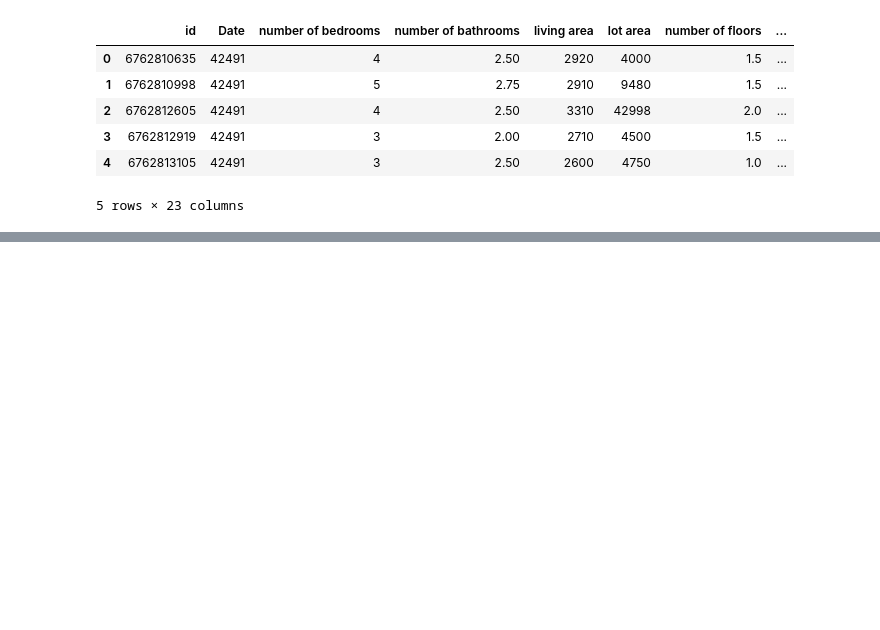
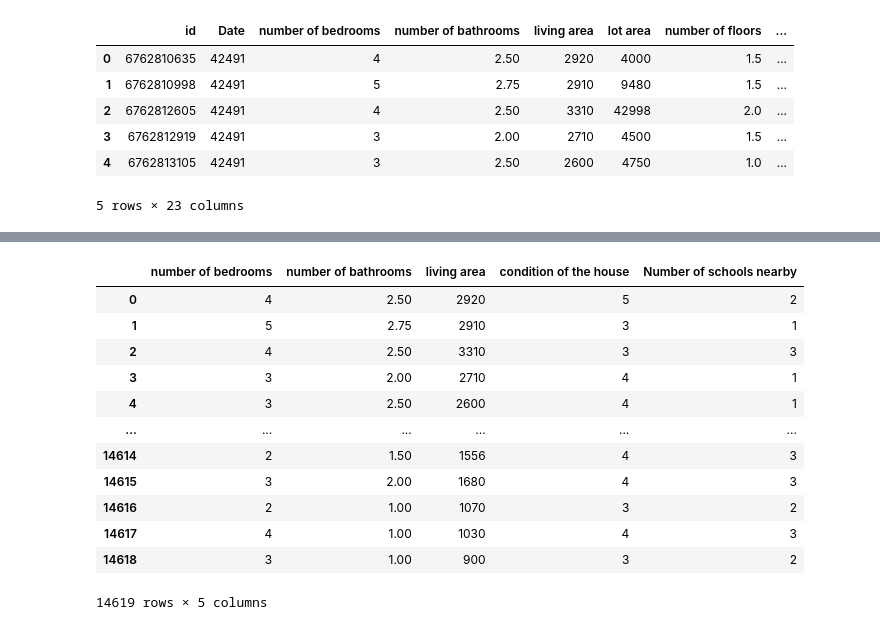
Before and after one commit to Celistine02/House-price-prediction, a Jupyter notebook: houseprice.ipynb, the cells around one changed output, grey strips where cells are left out. Drawn from its saved outputs; the diff is of its cells as text; code cells hidden in the pictures; blank space fills up the shorter version.

```diff
--- a/houseprice.ipynb
+++ b/houseprice.ipynb
@@ -109,0 +138,19 @@ Name: Price, dtype: float64
+# %%
+x = data[['number of bedrooms','number of bathrooms','living area','condition of the house','Number of schools nearby']]
+y = data[["Price"]]
+# %%
+x
+# %% [output]
+|  | number of bedrooms | number of bathrooms | living area | condition of the house | Number of schools nearby |
+| 0 | 4 | 2.50 | 2920 | 5 | 2 |
+| 1 | 5 | 2.75 | 2910 | 3 | 1 |
+| 2 | 4 | 2.50 | 3310 | 3 | 3 |
+| 3 | 3 | 2.00 | 2710 | 4 | 1 |
+| 4 | 3 | 2.50 | 2600 | 4 | 1 |
+| ... | ... | ... | ... | ... | ... |
+| 14614 | 2 | 1.50 | 1556 | 4 | 3 |
+| 14615 | 3 | 2.00 | 1680 | 4 | 3 |
+| 14616 | 2 | 1.00 | 1070 | 3 | 2 |
+| 14617 | 4 | 1.00 | 1030 | 4 | 3 |
+| 14618 | 3 | 1.00 | 900 | 3 | 2 |
+14619 rows × 5 columns
```
Also changed, not shown: parts of 5 cells of this notebook.
